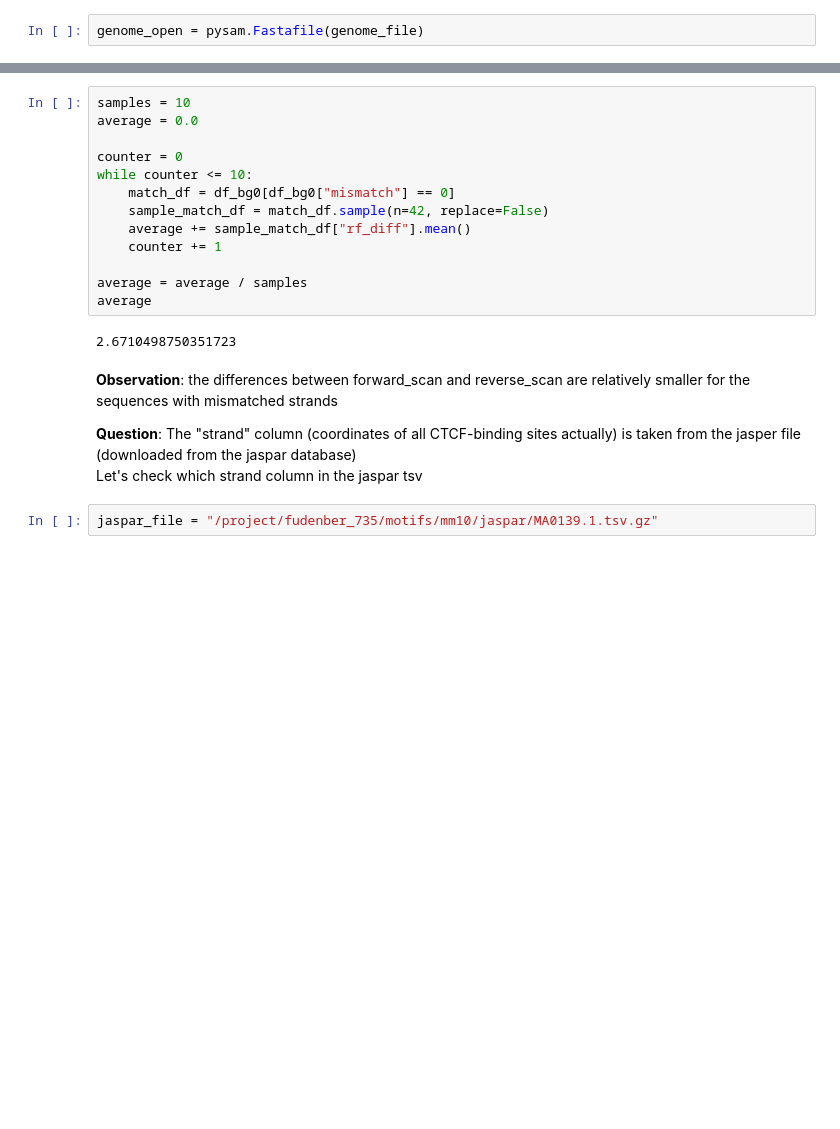
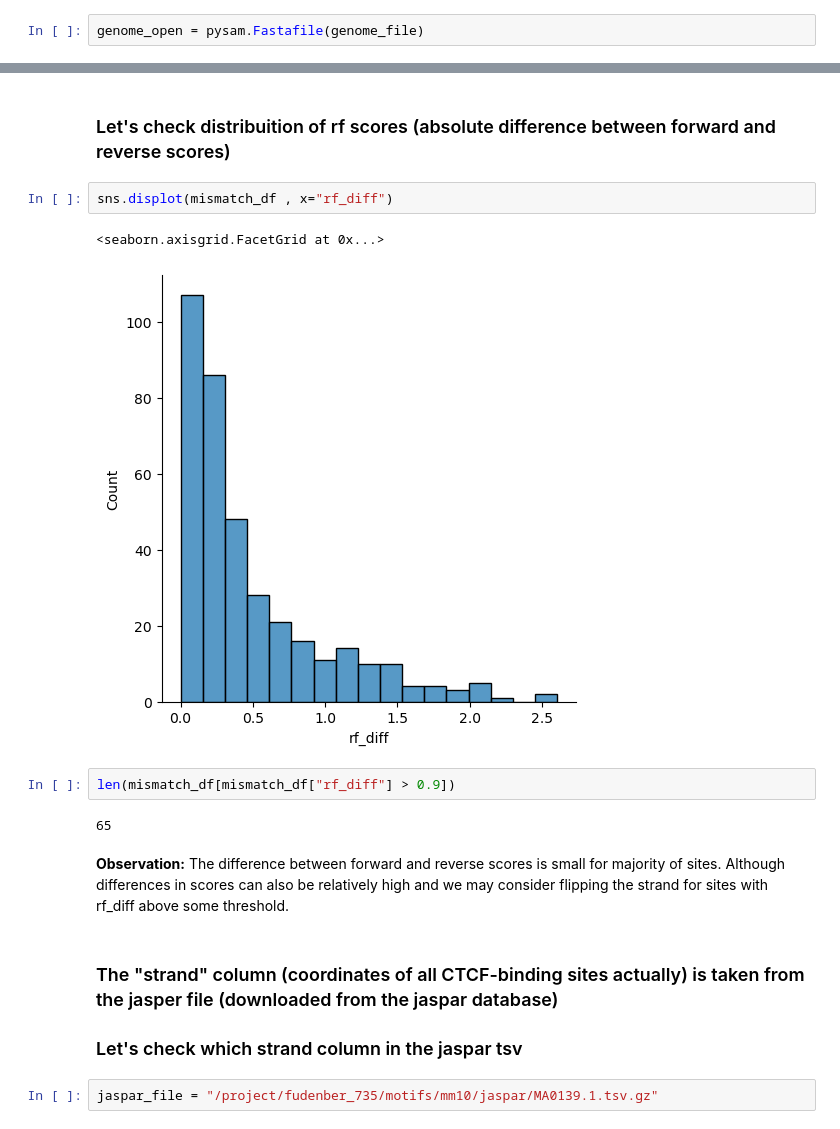
Before and after one commit to Fudenberg-Research-Group/akita_utils, a Jupyter notebook: bin/insert_virtual_dots_vs_boundaries/motif_scanning.ipynb, the cells around one changed output, grey strips where cells are left out. Drawn from its saved outputs; the diff is of its cells as text; blank space fills up the shorter version.

```diff
--- a/bin/insert_virtual_dots_vs_boundaries/motif_scanning.ipynb
+++ b/bin/insert_virtual_dots_vs_boundaries/motif_scanning.ipynb
@@ -188,23 +239,19 @@ mismatch_df["rf_diff"].mean()
-# %%
-samples = 10
-average = 0.0
-
-counter = 0
-while counter <= 10:
-    match_df = df_bg0[df_bg0["mismatch"] == 0]
-    sample_match_df = match_df.sample(n=42, replace=False)
-    average += sample_match_df["rf_diff"].mean()
-    counter += 1
-
-average = average / samples
-average
-# %% [output]
-2.6710498750351723
+# %% [markdown]
+### Let's check distribuition of rf scores (absolute difference between forward and reverse scores)
+# %%
+sns.displot(mismatch_df , x="rf_diff")
+# %% [output]
+<seaborn.axisgrid.FacetGrid at 0x...>
+[figure, added]
+# %%
+len(mismatch_df[mismatch_df["rf_diff"] > 0.9])
+# %% [output]
+65
+# %% [markdown]
+**Observation:** The difference between forward and reverse scores is small for majority of sites. Although differences in scores can also be relatively high and we may consider flipping the strand for sites with rf_diff above some threshold.
 # %% [markdown]
-**Observation**: the differences between forward_scan and reverse_scan are relatively smaller for the sequences with mismatched strands
-
-**Question**: The "strand" column (coordinates of all CTCF-binding sites actually) is taken from the jasper file (downloaded from the jaspar database)
-Let's check which strand column in the jaspar tsv
+### The "strand" column (coordinates of all CTCF-binding sites actually) is taken from the jasper file (downloaded from the jaspar database)
+### Let's check which strand column in the jaspar tsv
 # %%
 jaspar_file = "/project/fudenber_735/motifs/mm10/jaspar/MA0139.1.tsv.gz"
 # %%
```
Also changed, not shown: parts of 97 cells of this notebook.
